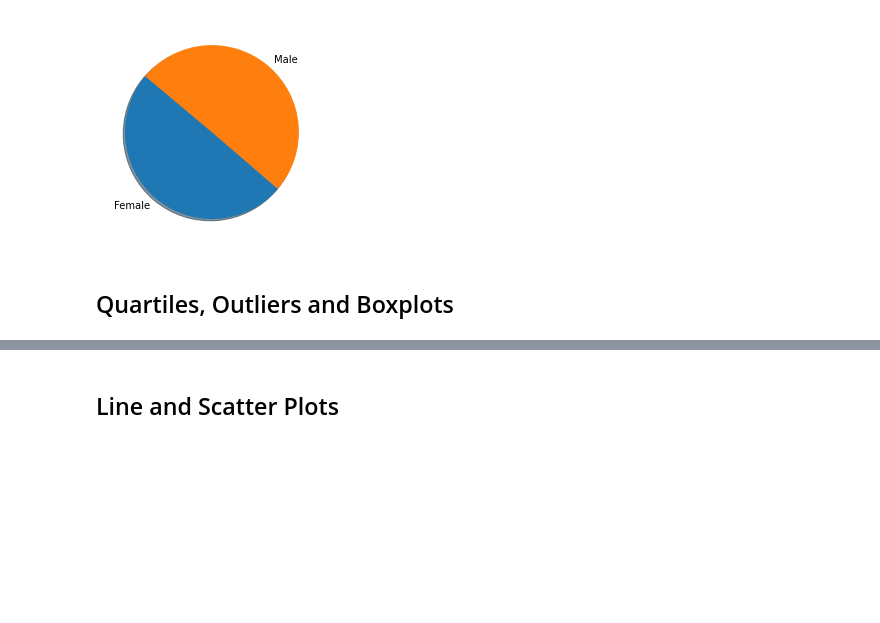
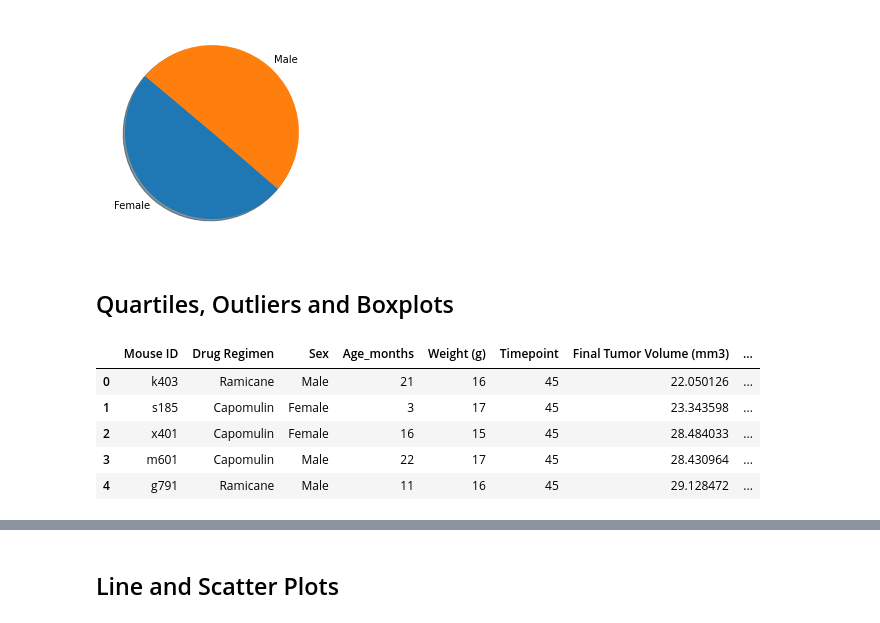
Before and after one commit to kioz-developer/matplotlib-challenge, a Jupyter notebook: pymaceuticals_starter.ipynb, the cells around one changed output, grey strips where cells are left out. Cells and saved outputs as stored; diff of their text form; code cells hidden in the pictures; blank space fills up the shorter version.

```diff
--- a/pymaceuticals_starter.ipynb
+++ b/pymaceuticals_starter.ipynb
@@ -171,10 +171,24 @@ plt.show()
 # %%
 # Calculate the final tumor volume of each mouse across four of the treatment regimens:
 # Capomulin, Ramicane, Infubinol, and Ceftamin
+sub_cleaned_group = data_cleaned.loc[data_cleaned["Drug Regimen"].isin(["Capomulin", "Ramicane", "Infubinol", "Ceftamin"])]
+final_tumor_vol = sub_cleaned_group.groupby(["Mouse ID", "Drug Regimen"])["Tumor Volume (mm3)"].sum().reset_index()
+final_tumor_vol = final_tumor_vol.rename(columns={"Tumor Volume (mm3)" : "Total Tumor Volume (mm3)"})
 
 # Start by getting the last (greatest) timepoint for each mouse
-
+last_timepoint = sub_cleaned_group.drop_duplicates(subset=["Mouse ID"], keep='last', inplace=False)
+last_timepoint = last_timepoint.rename(columns={"Tumor Volume (mm3)" : "Final Tumor Volume (mm3)"})
 
 # Merge this group df with the original dataframe to get the tumor volume at the last timepoint
+final_merge = last_timepoint.merge(final_tumor_vol, on=["Mouse ID", "Drug Regimen"])
+
+final_merge.head()
+# %% [output]
+|  | Mouse ID | Drug Regimen | Sex | Age_months | Weight (g) | Timepoint | Final Tumor Volume (mm3) | ... |
+| 0 | k403 | Ramicane | Male | 21 | 16 | 45 | 22.050126 | ... |
+| 1 | s185 | Capomulin | Female | 3 | 17 | 45 | 23.343598 | ... |
+| 2 | x401 | Capomulin | Female | 16 | 15 | 45 | 28.484033 | ... |
+| 3 | m601 | Capomulin | Male | 22 | 17 | 45 | 28.430964 | ... |
+| 4 | g791 | Ramicane | Male | 11 | 16 | 45 | 29.128472 | ... |
 # %%
 # Put treatments into a list for for loop (and later for plot labels)
```
Also changed, not shown: parts of 3 cells of this notebook.
